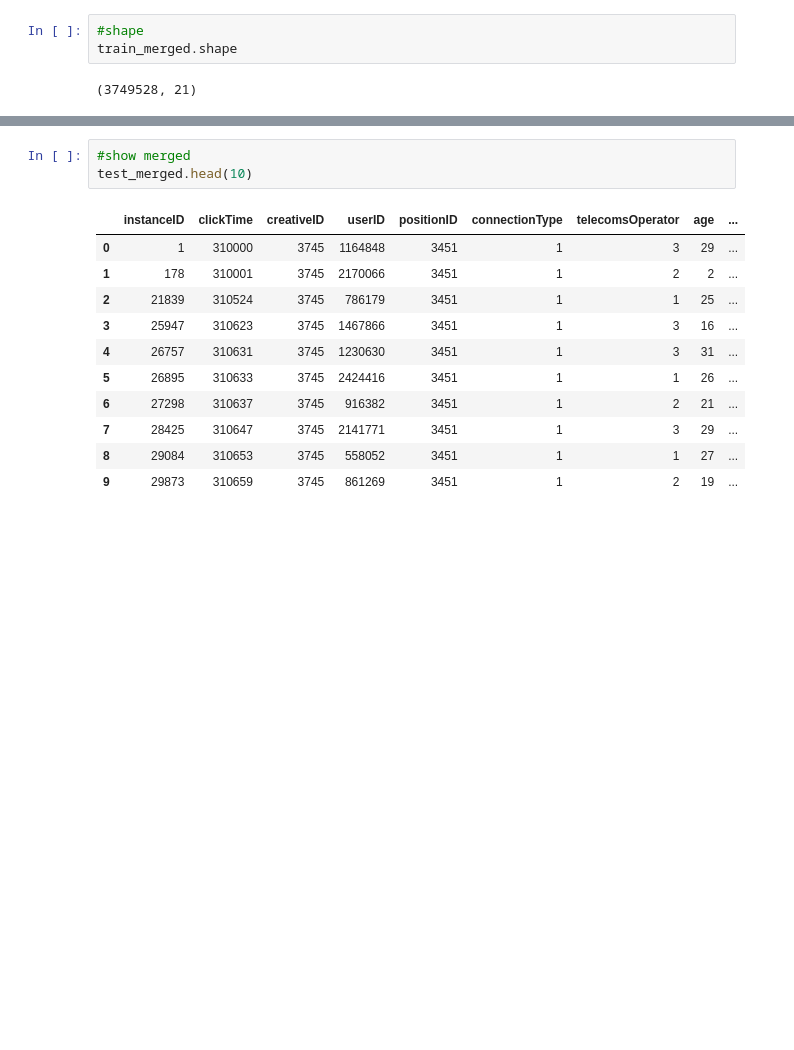
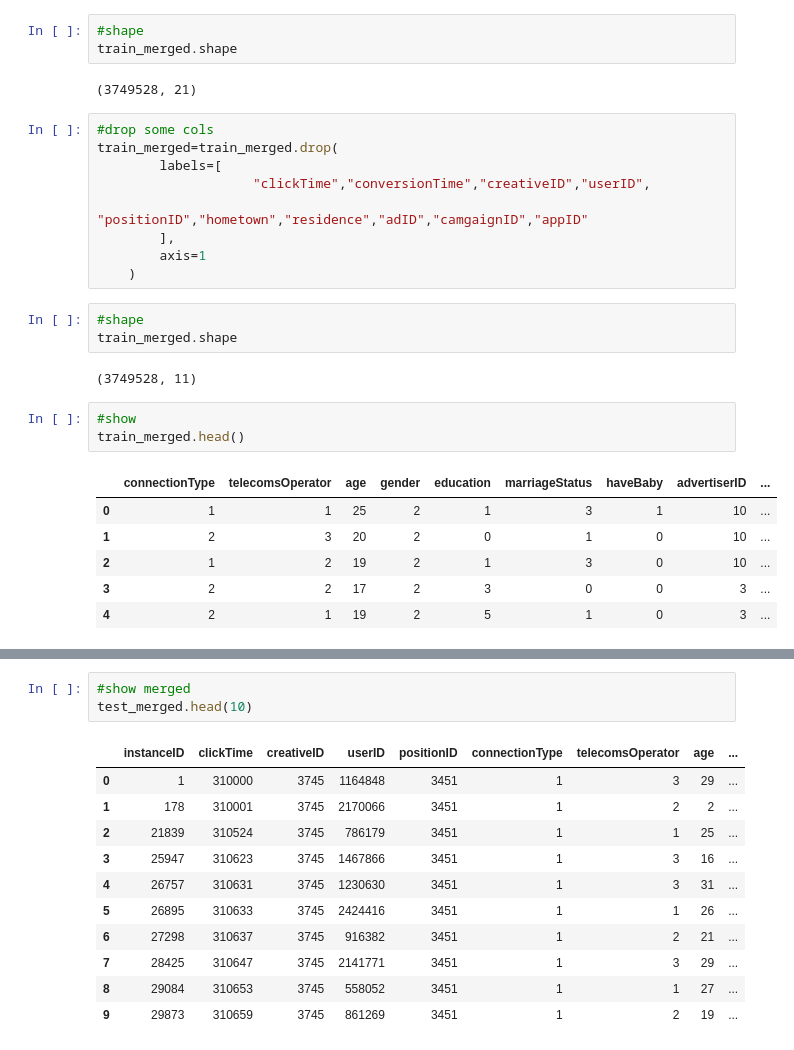
Before and after one commit to XierHacker/SK-LearnExamples, a Jupyter notebook: TencentAD/source/merge_practice.ipynb, the cells around one changed output, grey strips where cells are left out. Cells and saved outputs as stored; diff of their text form; blank space fills up the shorter version.

```diff
--- a/TencentAD/source/merge_practice.ipynb
+++ b/TencentAD/source/merge_practice.ipynb
@@ -245,3 +245,27 @@ train_merged.head(10)
 train_merged.shape
 # %% [output]
 (3749528, 21)
+# %%
+#drop some cols
+train_merged=train_merged.drop(
+        labels=[
+                    "clickTime","conversionTime","creativeID","userID",
+                    "positionID","hometown","residence","adID","camgaignID","appID"
+        ],
+        axis=1
+    )
+# %%
+#shape
+train_merged.shape
+# %% [output]
+(3749528, 11)
+# %%
+#show
+train_merged.head()
+# %% [output]
+|  | connectionType | telecomsOperator | age | gender | education | marriageStatus | haveBaby | advertiserID | ... |
+| 0 | 1 | 1 | 25 | 2 | 1 | 3 | 1 | 10 | ... |
+| 1 | 2 | 3 | 20 | 2 | 0 | 1 | 0 | 10 | ... |
+| 2 | 1 | 2 | 19 | 2 | 1 | 3 | 0 | 10 | ... |
+| 3 | 2 | 2 | 17 | 2 | 3 | 0 | 0 | 3 | ... |
+| 4 | 2 | 1 | 19 | 2 | 5 | 1 | 0 | 3 | ... |
```
Also changed, not shown: parts of 2 cells of this notebook, 4 other files.
